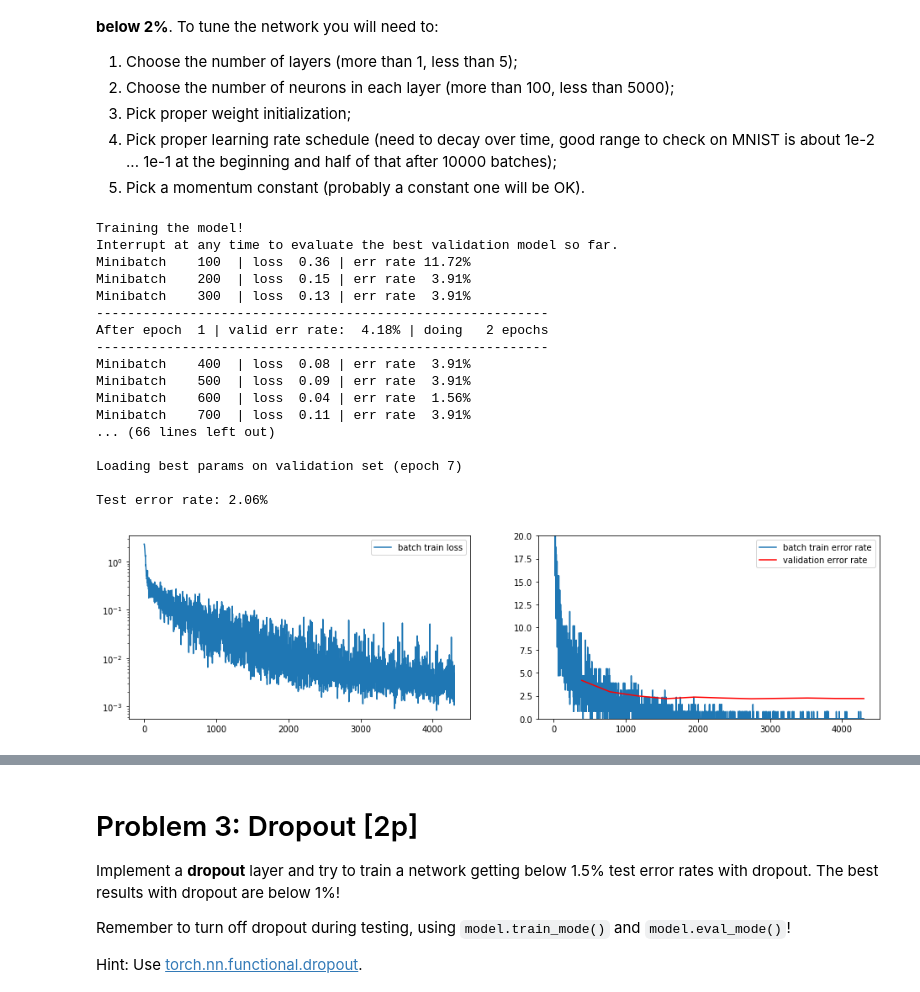
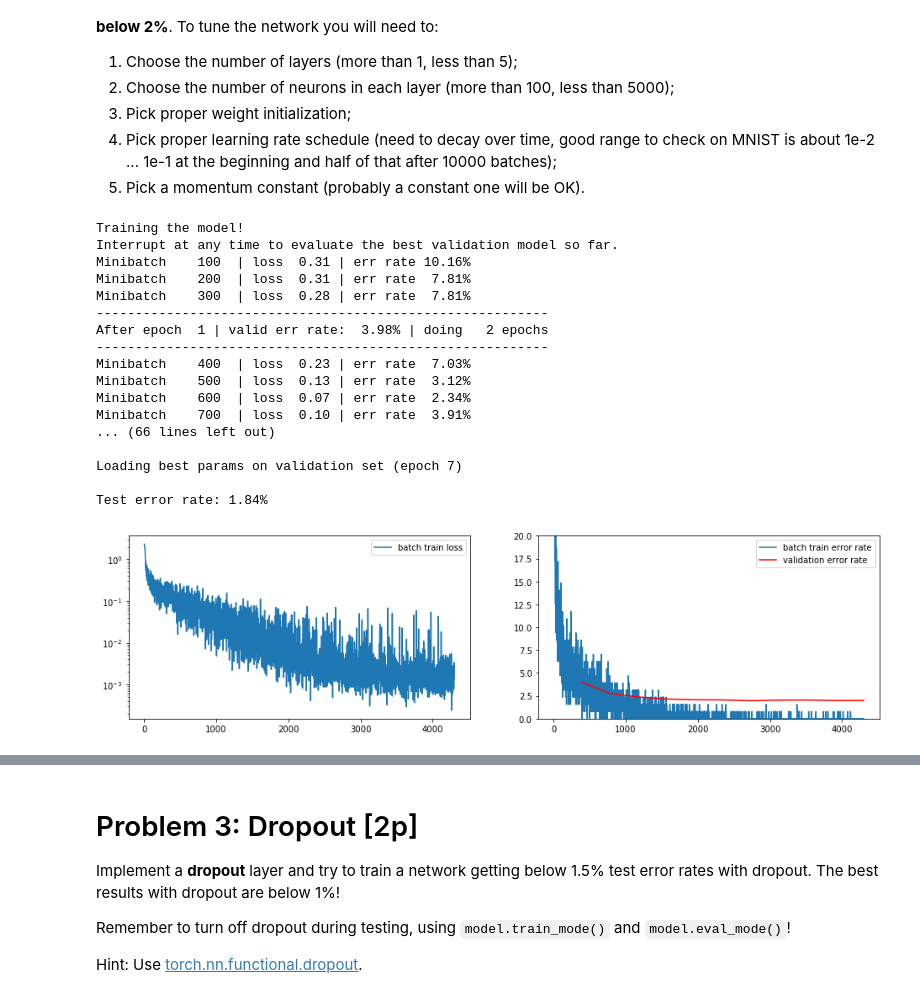
Before and after one commit to wfica/neural_networks, a Jupyter notebook: assignment4/Assignment4.ipynb, the cells around one changed output, grey strips where cells are left out. Cells and saved outputs as stored; diff of their text form; code cells hidden in the pictures.

```diff
--- a/assignment4/Assignment4.ipynb
+++ b/assignment4/Assignment4.ipynb
@@ -396,43 +386,43 @@ model = FeedforwardNet([
         AffineLayer(784,380),
         TanhLayer(),
         AffineLayer(380,100),
         TanhLayer(),
         AffineLayer(100,50),
         TanhLayer(),
         AffineLayer(50,10),
         SoftMaxLayer()
         ])
 
 # Initialize parameters
 for p in model.parameters:
     if p.name == 'W':
-        #p.data.normal_(0, 0.05)
-        p.data.uniform_(-0.1, 0.1)
+        p.data.normal_(0, 0.05)
+        #p.data.uniform_(-0.1, 0.1)
     elif p.name == 'b':
         p.data.zero_()
     else:
         raise ValueError('Unknown parameter name "%s"' % p.name)
 
 # On lab computers you can set cuda=True !
-SGD(model, mnist_loaders, alpha=1e-1, cuda=False)
+SGD(model, mnist_loaders, alpha=0.1, cuda=True)
 
 print "Test error rate: %.2f%%" % compute_error_rate(model, mnist_loaders['test'])
 # %% [output]
 Training the model!
 Interrupt at any time to evaluate the best validation model so far.
-Minibatch    100  | loss  0.36 | err rate 11.72%
-Minibatch    200  | loss  0.15 | err rate  3.91%
-Minibatch    300  | loss  0.13 | err rate  3.91%
+Minibatch    100  | loss  0.31 | err rate 10.16%
+Minibatch    200  | loss  0.31 | err rate  7.81%
+Minibatch    300  | loss  0.28 | err rate  7.81%
 ----------------------------------------------------------
-After epoch  1 | valid err rate:  4.18% | doing   2 epochs
+After epoch  1 | valid err rate:  3.98% | doing   2 epochs
 ----------------------------------------------------------
-Minibatch    400  | loss  0.08 | err rate  3.91%
-Minibatch    500  | loss  0.09 | err rate  3.91%
-Minibatch    600  | loss  0.04 | err rate  1.56%
-Minibatch    700  | loss  0.11 | err rate  3.91%
+Minibatch    400  | loss  0.23 | err rate  7.03%
+Minibatch    500  | loss  0.13 | err rate  3.12%
+Minibatch    600  | loss  0.07 | err rate  2.34%
+Minibatch    700  | loss  0.10 | err rate  3.91%
 ... (66 lines left out)
 
 Loading best params on validation set (epoch 7)
 
-Test error rate: 2.06%
+Test error rate: 1.84%
-[figure, old version]
+[figure, new version]
```
Also changed, not shown: parts of 3 cells of this notebook.
